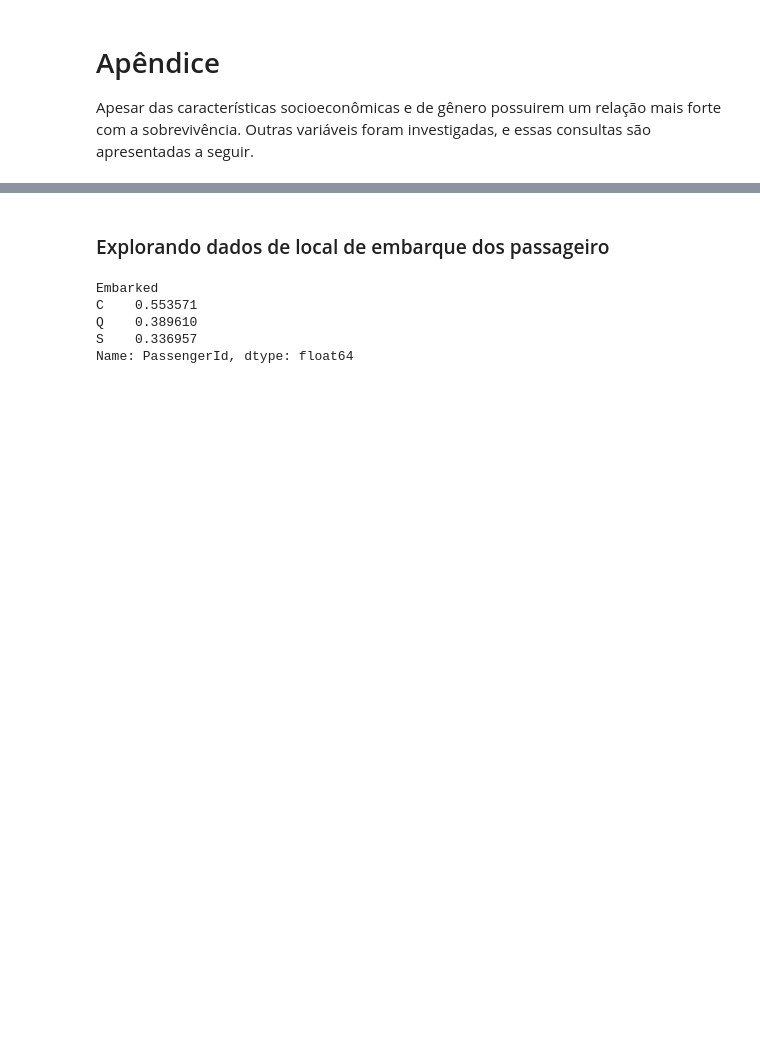
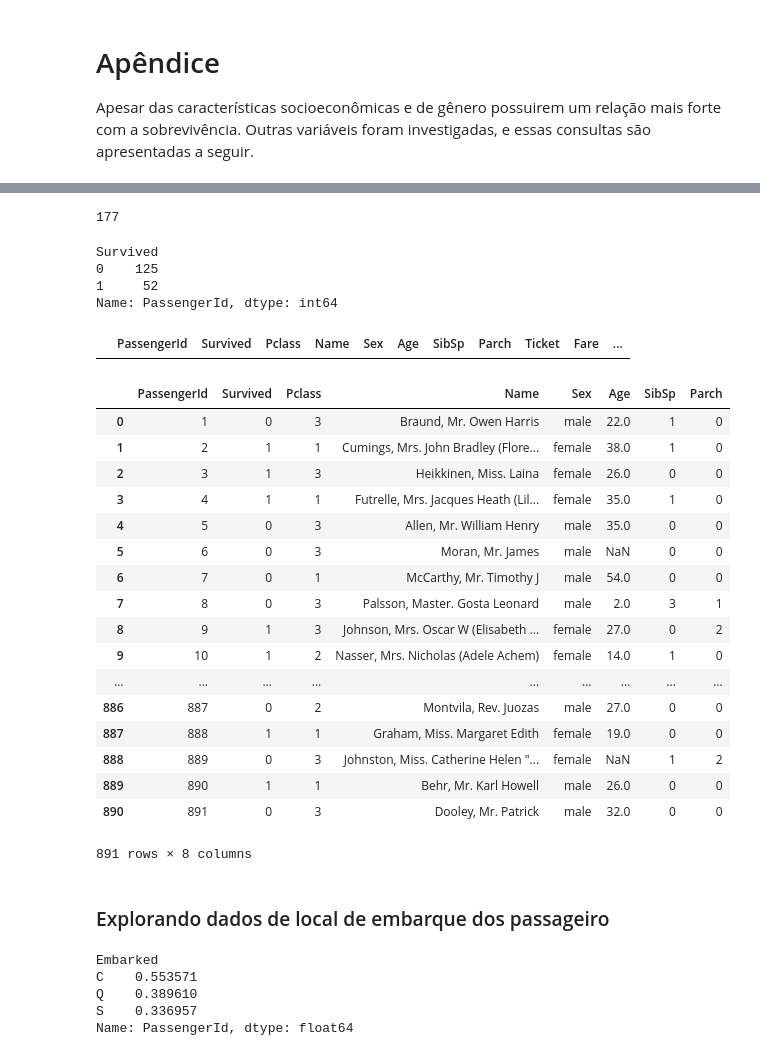
Before and after one commit to felipe-morilla/Projeto-final, a Jupyter notebook: Projeto Final.ipynb, the cells around one changed output, grey strips where cells are left out. Saved outputs shown, nothing was run; the diff lists cells and outputs as text; code cells hidden in the pictures; blank space fills up the shorter version.

```diff
--- a/Projeto Final.ipynb
+++ b/Projeto Final.ipynb
@@ -286,0 +324,14 @@ Apesar das características socioeconômicas e de gênero possuirem um relação
+# %%
+#Calculando o número de valores faltando
+pd.isna(df['Age'])
+# %% [output]
+177
+# %%
+#Investigando as linhas com valores faltantes
+#Seleção dos termos que possíam valores faltando na coluna Age
+df[df.iloc[:,0:-4].isnull().any(axis=1)].groupby('Survived').agg('count')['PassengerId']
+# %% [output]
+Survived
+0    125
+1     52
+Name: PassengerId, dtype: int64
@@ -287,3 +340,32 @@ Apesar das características socioeconômicas e de gênero possuirem um relação
+# %%
+#Função que recebe um dataframe e retorna uma outra série com apenas as linhas com alguma um valor faltante(NaN)
+#Inputs: dataframe, nome da coluna
+#Output: novo dataframe com apenas linhas que contenham valores faltantes para uma dada coluna.
+
+def just_NaN(dataframe,coluna):
+# %% [output]
+|  | PassengerId | Survived | Pclass | Name | Sex | Age | SibSp | Parch | Ticket | Fare | ... |
+# %%
+df.iloc[:,0:-4]
+# %% [output]
+|  | PassengerId | Survived | Pclass | Name | Sex | Age | SibSp | Parch |
+| 0 | 1 | 0 | 3 | Braund, Mr. Owen Harris | male | 22.0 | 1 | 0 |
+| 1 | 2 | 1 | 1 | Cumings, Mrs. John Bradley (Flore... | female | 38.0 | 1 | 0 |
+| 2 | 3 | 1 | 3 | Heikkinen, Miss. Laina | female | 26.0 | 0 | 0 |
+| 3 | 4 | 1 | 1 | Futrelle, Mrs. Jacques Heath (Lil... | female | 35.0 | 1 | 0 |
+| 4 | 5 | 0 | 3 | Allen, Mr. William Henry | male | 35.0 | 0 | 0 |
+| 5 | 6 | 0 | 3 | Moran, Mr. James | male | NaN | 0 | 0 |
+| 6 | 7 | 0 | 1 | McCarthy, Mr. Timothy J | male | 54.0 | 0 | 0 |
+| 7 | 8 | 0 | 3 | Palsson, Master. Gosta Leonard | male | 2.0 | 3 | 1 |
+| 8 | 9 | 1 | 3 | Johnson, Mrs. Oscar W (Elisabeth ... | female | 27.0 | 0 | 2 |
+| 9 | 10 | 1 | 2 | Nasser, Mrs. Nicholas (Adele Achem) | female | 14.0 | 1 | 0 |
+| ... | ... | ... | ... | ... | ... | ... | ... | ... |
+| 886 | 887 | 0 | 2 | Montvila, Rev. Juozas | male | 27.0 | 0 | 0 |
+| 887 | 888 | 1 | 1 | Graham, Miss. Margaret Edith | female | 19.0 | 0 | 0 |
+| 888 | 889 | 0 | 3 | Johnston, Miss. Catherine Helen "... | female | NaN | 1 | 2 |
+| 889 | 890 | 1 | 1 | Behr, Mr. Karl Howell | male | 26.0 | 0 | 0 |
+| 890 | 891 | 0 | 3 | Dooley, Mr. Patrick | male | 32.0 | 0 | 0 |
+891 rows × 8 columns
 # %% [markdown]
 ### Explorando dados de local de embarque dos passageiro
 # %%
```
Also changed, not shown: parts of 38 cells of this notebook.
